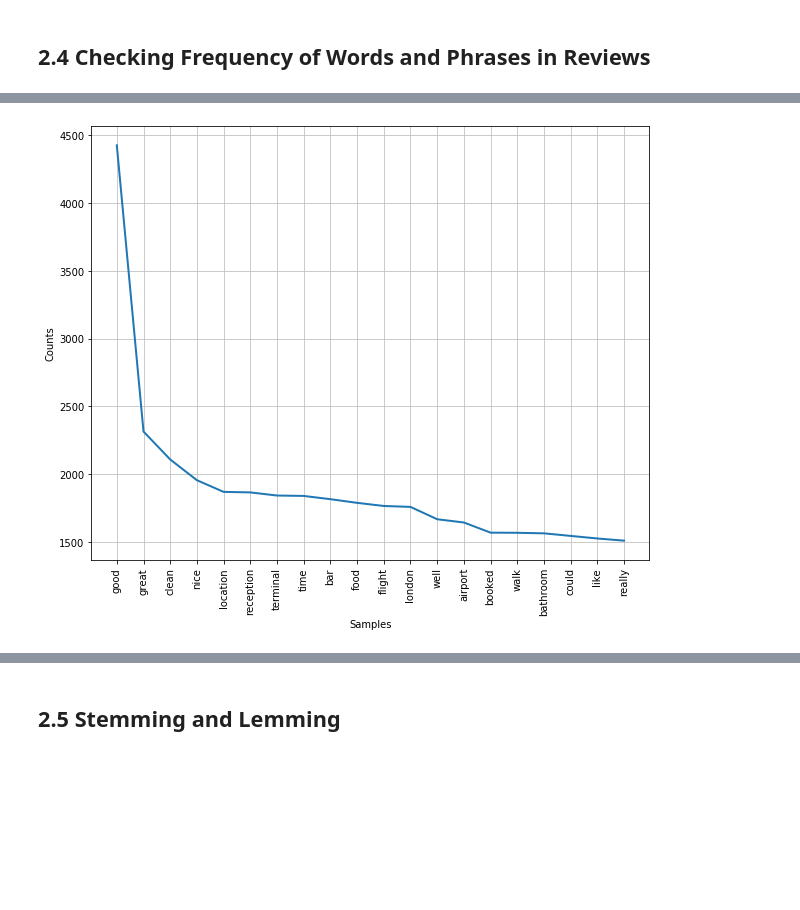
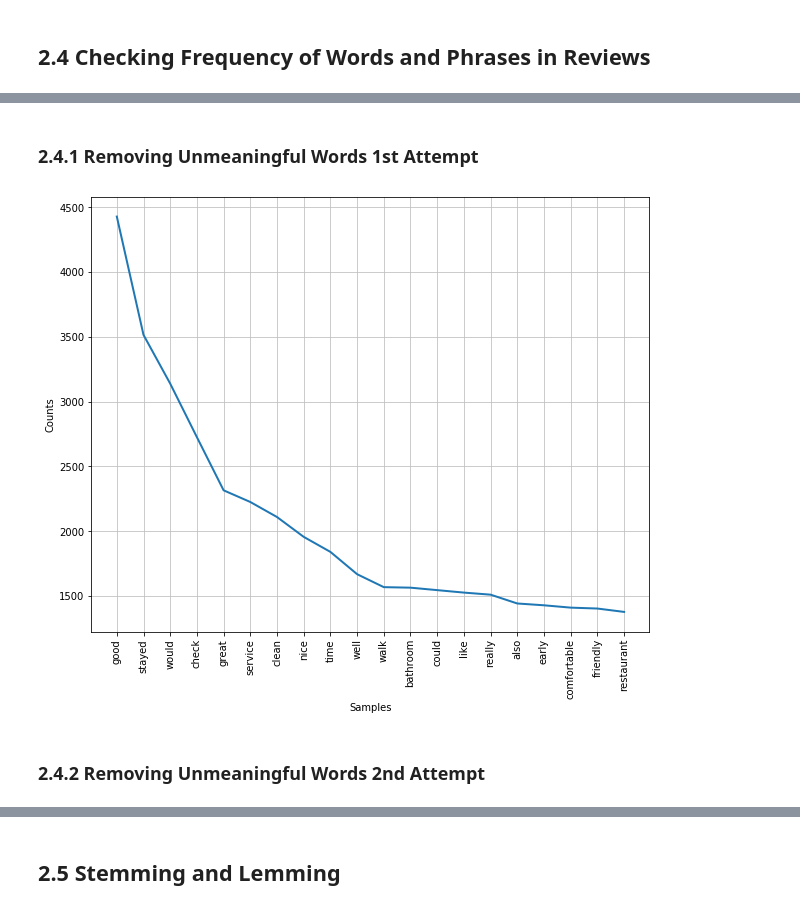
Before and after one commit to awesomeahi95/Hotel_Review_NLP, a Jupyter notebook: 2.Further_EDA_and_Preprocessing.ipynb, the cells around one changed output, grey strips where cells are left out. Cells and saved outputs as stored; diff of their text form; code cells hidden in the pictures; blank space fills up the shorter version.

```diff
--- a/2.Further_EDA_and_Preprocessing.ipynb
+++ b/2.Further_EDA_and_Preprocessing.ipynb
@@ -43,0 +57,3 @@ plt.show()
+# %%
+for word in ['hotel','stay','hilton','location','room']:
+    stop_words.append(word)
@@ -43,0 +68,3 @@ plt.show()
+# %%
+for word in ['airport','rooms','staff','london','night','flight','gatwick','overnight']:
+    stop_words.append(word)
@@ -92,12 +126,16 @@ plt.show()
+# %% [markdown]
+### 2.4.1 Removing Unmeaningful Words 1st Attempt
 # %%
-for word in ['room','hotel','hilton','staff','stay','rooms','stayed','would','one','breakfast','night','check','service','bed','us','get']:
+for word in ['breakfast','one','bed','us','get','reception','terminal','bar','food','booked']:
     stop_words.append(word)
 # %%
-less_stop_words_2 =  [word for word in flat_list_reviews if word not in stop_words]
+flat_list_reviews_no_stop_2 =  [word for word in flat_list_reviews if word not in stop_words]
 # %%
 plt.figure(figsize=(10,8))
-FreqDist(less_stop_words_2).plot(20)
+FreqDist(flat_list_reviews_no_stop_2).plot(20)
 plt.show()
 # %% [output]
-[figure, old version]
+[figure, new version]
+# %% [markdown]
+### 2.4.2 Removing Unmeaningful Words 2nd Attempt
 # %%
```
Also changed, not shown: parts of 32 cells of this notebook, 13 other files.
